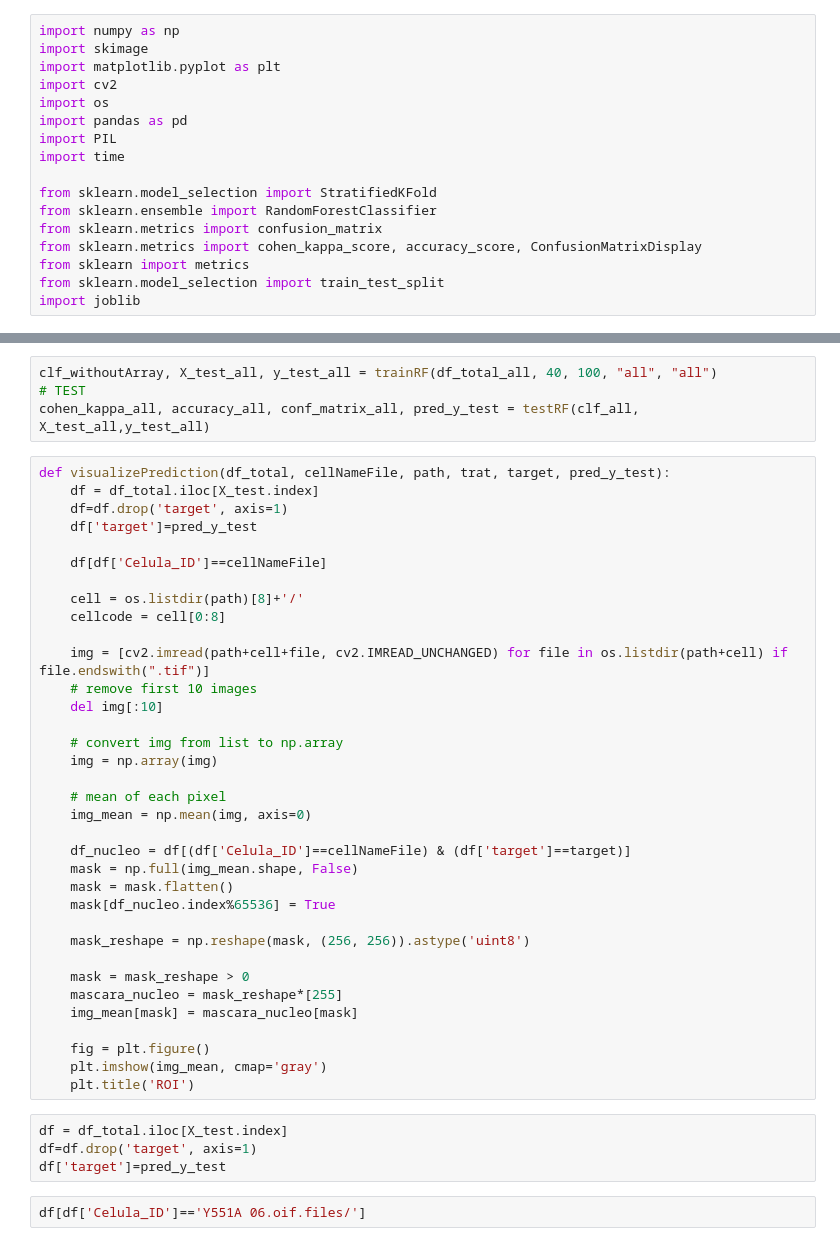
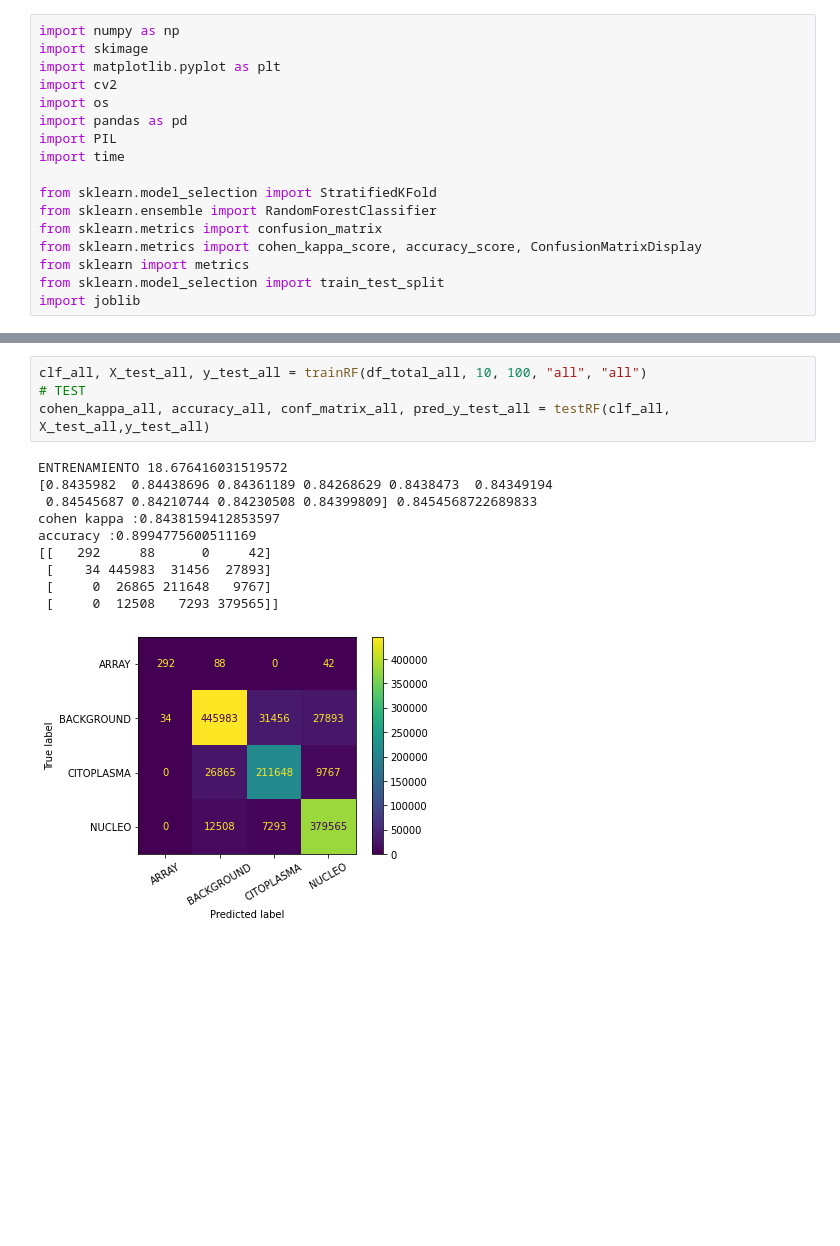
Before and after one commit to eveolsza/pattern-recognition-in-cells, a Jupyter notebook: RandomForest.ipynb, the cells around one changed output, grey strips where cells are left out. Cells and saved outputs as stored; diff of their text form; blank space fills up the shorter version.

```diff
--- a/RandomForest.ipynb
+++ b/RandomForest.ipynb
@@ -125,45 +205,15 @@ cohen_kappa_withArray, accuracy_withArray, conf_matrix_withArray, pred_y_test =
 # %%
-clf_withoutArray, X_test_all, y_test_all = trainRF(df_total_all, 40, 100, "all", "all")
+clf_all, X_test_all, y_test_all = trainRF(df_total_all, 10, 100, "all", "all")
 # TEST
-cohen_kappa_all, accuracy_all, conf_matrix_all, pred_y_test = testRF(clf_all, X_test_all,y_test_all)
+cohen_kappa_all, accuracy_all, conf_matrix_all, pred_y_test_all = testRF(clf_all, X_test_all,y_test_all)
+# %% [output]
+ENTRENAMIENTO 18.676416031519572
+[0.8435982  0.84438696 0.84361189 0.84268629 0.8438473  0.84349194
+ 0.84545687 0.84210744 0.84230508 0.84399809] 0.8454568722689833
+cohen kappa :0.8438159412853597
+accuracy :0.8994775600511169
+[[   292     88      0     42]
+ [    34 445983  31456  27893]
+ [     0  26865 211648   9767]
+ [     0  12508   7293 379565]]
+[figure, added]
-# %%
-def visualizePrediction(df_total, cellNameFile, path, trat, target, pred_y_test):
-    df = df_total.iloc[X_test.index]
-    df=df.drop('target', axis=1)
-    df['target']=pred_y_test
-
-    df[df['Celula_ID']==cellNameFile]
-
-    cell = os.listdir(path)[8]+'/'
-    cellcode = cell[0:8]
-
-    img = [cv2.imread(path+cell+file, cv2.IMREAD_UNCHANGED) for file in os.listdir(path+cell) if file.endswith(".tif")]
-    # remove first 10 images
-    del img[:10]
-
-    # convert img from list to np.array
-    img = np.array(img)
-
-    # mean of each pixel
-    img_mean = np.mean(img, axis=0)
-
-    df_nucleo = df[(df['Celula_ID']==cellNameFile) & (df['target']==target)]
-    mask = np.full(img_mean.shape, False)
-    mask = mask.flatten()
-    mask[df_nucleo.index%65536] = True
-
-    mask_reshape = np.reshape(mask, (256, 256)).astype('uint8')
-
-    mask = mask_reshape > 0
-    mascara_nucleo = mask_reshape*[255]
-    img_mean[mask] = mascara_nucleo[mask]
-
-    fig = plt.figure()
-    plt.imshow(img_mean, cmap='gray')
-    plt.title('ROI')
-# %%
-df = df_total.iloc[X_test.index]
-df=df.drop('target', axis=1)
-df['target']=pred_y_test
-# %%
-df[df['Celula_ID']=='Y551A 06.oif.files/']
```
Also changed, not shown: parts of 15 cells of this notebook, 34 other files.
